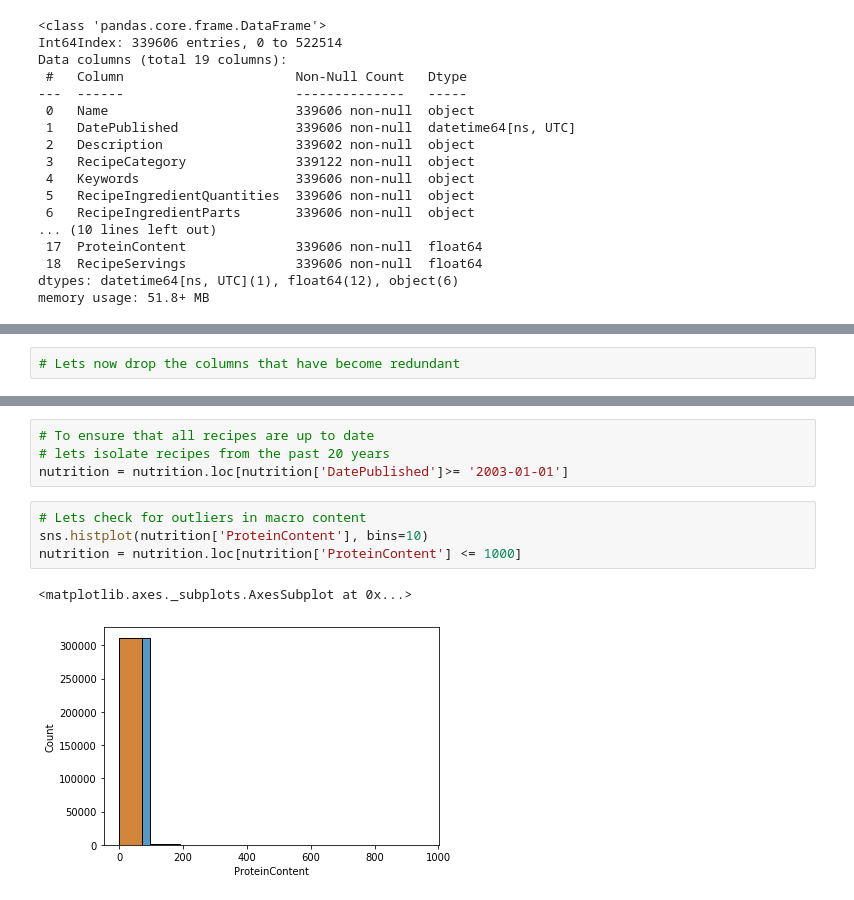
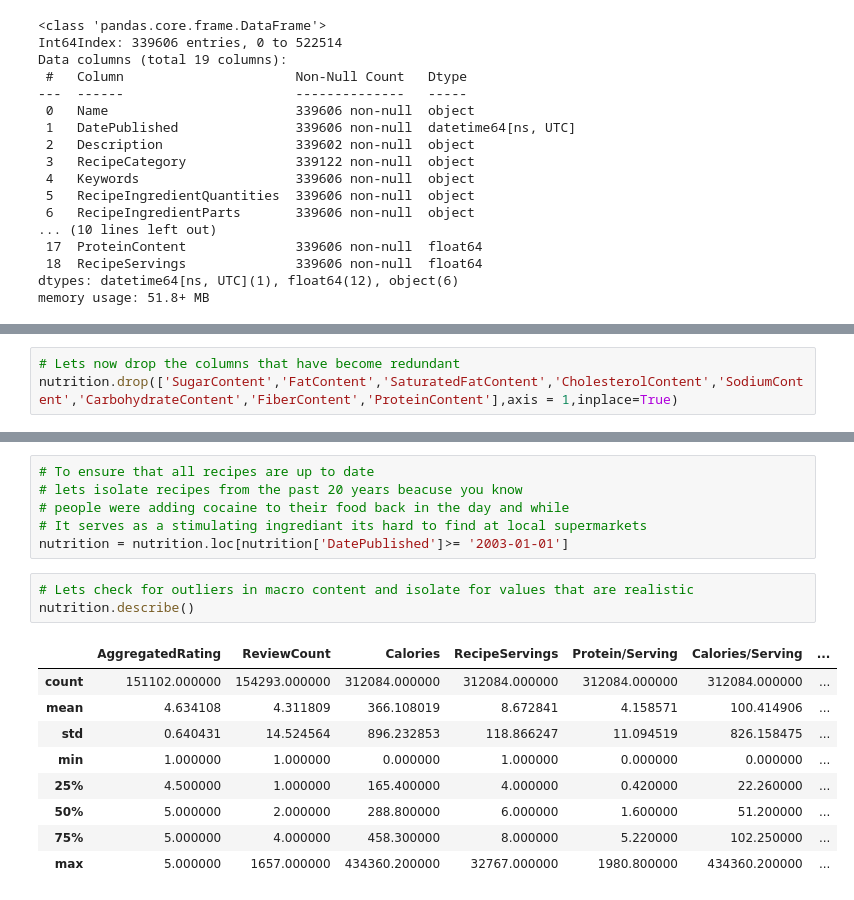
Before and after one commit to RafayKhan2/Brainstation-Capstone, a Jupyter notebook: Rafay_Khan_Capstone_Sprint1.ipynb, the cells around one changed output, grey strips where cells are left out. Drawn from its saved outputs; the diff is of its cells as text.

```diff
--- a/Rafay_Khan_Capstone_Sprint1.ipynb
+++ b/Rafay_Khan_Capstone_Sprint1.ipynb
@@ -140,3 +140,4 @@ nutrition.head()
 | 4 | Cabbage Soup | 1999-09-19 06:19:00+00:00 | Make and share this Cabbage Soup ... | Vegetable | [Low Protein, Vegan, Low Choleste... | [46, 4, 1, 2, 1] | ... |
 # %%
 # Lets now drop the columns that have become redundant
+nutrition.drop(['SugarContent','FatContent','SaturatedFatContent','CholesterolContent','SodiumContent','CarbohydrateContent','FiberContent','ProteinContent'],axis = 1,inplace=True)
@@ -146,11 +170,19 @@ sns.histplot(nutrition['DatePublished'], bins=10)
 # %%
 # To ensure that all recipes are up to date
-# lets isolate recipes from the past 20 years
+# lets isolate recipes from the past 20 years beacuse you know
+# people were adding cocaine to their food back in the day and while
+# It serves as a stimulating ingrediant its hard to find at local supermarkets
 nutrition = nutrition.loc[nutrition['DatePublished']>= '2003-01-01']
 # %%
-# Lets check for outliers in macro content
-sns.histplot(nutrition['ProteinContent'], bins=10)
-nutrition = nutrition.loc[nutrition['ProteinContent'] <= 1000]
+# Lets check for outliers in macro content and isolate for values that are realistic
+nutrition.describe()
 # %% [output]
-<matplotlib.axes._subplots.AxesSubplot at 0x...>
-[figure, removed]
+|  | AggregatedRating | ReviewCount | Calories | RecipeServings | Protein/Serving | Calories/Serving | ... |
+| count | 151102.000000 | 154293.000000 | 312084.000000 | 312084.000000 | 312084.000000 | 312084.000000 | ... |
+| mean | 4.634108 | 4.311809 | 366.108019 | 8.672841 | 4.158571 | 100.414906 | ... |
+| std | 0.640431 | 14.524564 | 896.232853 | 118.866247 | 11.094519 | 826.158475 | ... |
+| min | 1.000000 | 1.000000 | 0.000000 | 1.000000 | 0.000000 | 0.000000 | ... |
+| 25% | 4.500000 | 1.000000 | 165.400000 | 4.000000 | 0.420000 | 22.260000 | ... |
+| 50% | 5.000000 | 2.000000 | 288.800000 | 6.000000 | 1.600000 | 51.200000 | ... |
+| 75% | 5.000000 | 4.000000 | 458.300000 | 8.000000 | 5.220000 | 102.250000 | ... |
+| max | 5.000000 | 1657.000000 | 434360.200000 | 32767.000000 | 1980.800000 | 434360.200000 | ... |
```
Also changed, not shown: parts of 12 cells of this notebook.
